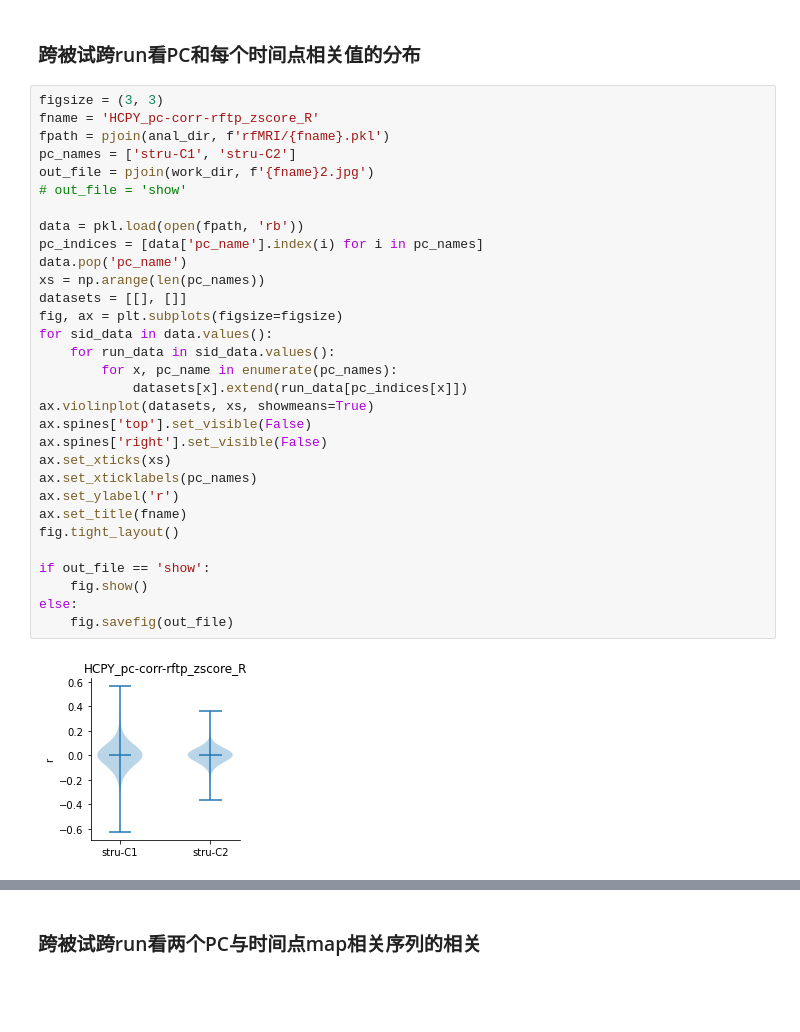
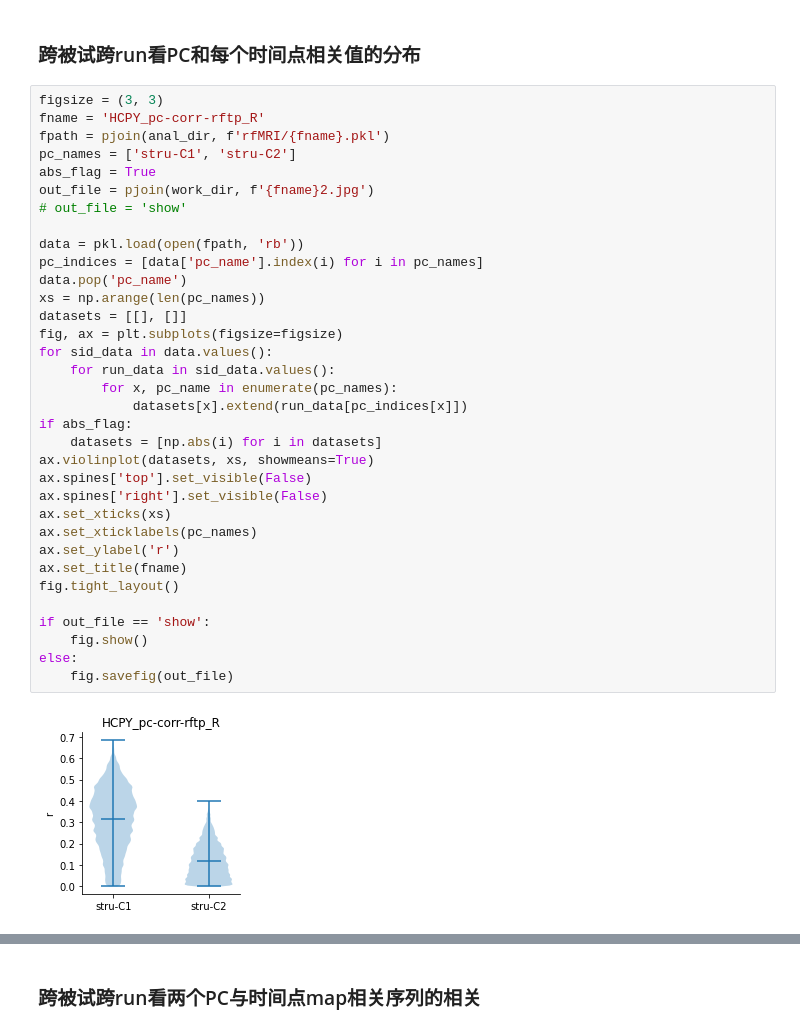
Before and after one commit to BNUCNL/nibrain, a Jupyter notebook: cxy_visual_dev/scripts/plot_line_bar.ipynb, the cells around one changed output, grey strips where cells are left out. Saved outputs shown, nothing was run; the diff lists cells and outputs as text; blank space fills up the shorter version.

```diff
--- a/cxy_visual_dev/scripts/plot_line_bar.ipynb
+++ b/cxy_visual_dev/scripts/plot_line_bar.ipynb
@@ -67,34 +70,37 @@ plot_line(ys, 2, 1, xlabel='time point', ylabel='r', title=titles, mode=out_file
 ### 跨被试跨run看PC和每个时间点相关值的分布
 # %%
 figsize = (3, 3)
-fname = 'HCPY_pc-corr-rftp_zscore_R'
+fname = 'HCPY_pc-corr-rftp_R'
 fpath = pjoin(anal_dir, f'rfMRI/{fname}.pkl')
 pc_names = ['stru-C1', 'stru-C2']
+abs_flag = True
 out_file = pjoin(work_dir, f'{fname}2.jpg')
 # out_file = 'show'
 
 data = pkl.load(open(fpath, 'rb'))
 pc_indices = [data['pc_name'].index(i) for i in pc_names]
 data.pop('pc_name')
 xs = np.arange(len(pc_names))
 datasets = [[], []]
 fig, ax = plt.subplots(figsize=figsize)
 for sid_data in data.values():
     for run_data in sid_data.values():
         for x, pc_name in enumerate(pc_names):
             datasets[x].extend(run_data[pc_indices[x]])
+if abs_flag:
+    datasets = [np.abs(i) for i in datasets]
 ax.violinplot(datasets, xs, showmeans=True)
 ax.spines['top'].set_visible(False)
 ax.spines['right'].set_visible(False)
 ax.set_xticks(xs)
 ax.set_xticklabels(pc_names)
 ax.set_ylabel('r')
 ax.set_title(fname)
 fig.tight_layout()
 
 if out_file == 'show':
     fig.show()
 else:
     fig.savefig(out_file)
 # %% [output]
-[figure, old version]
+[figure, new version]
```
Also changed, not shown: parts of 4 cells of this notebook.
